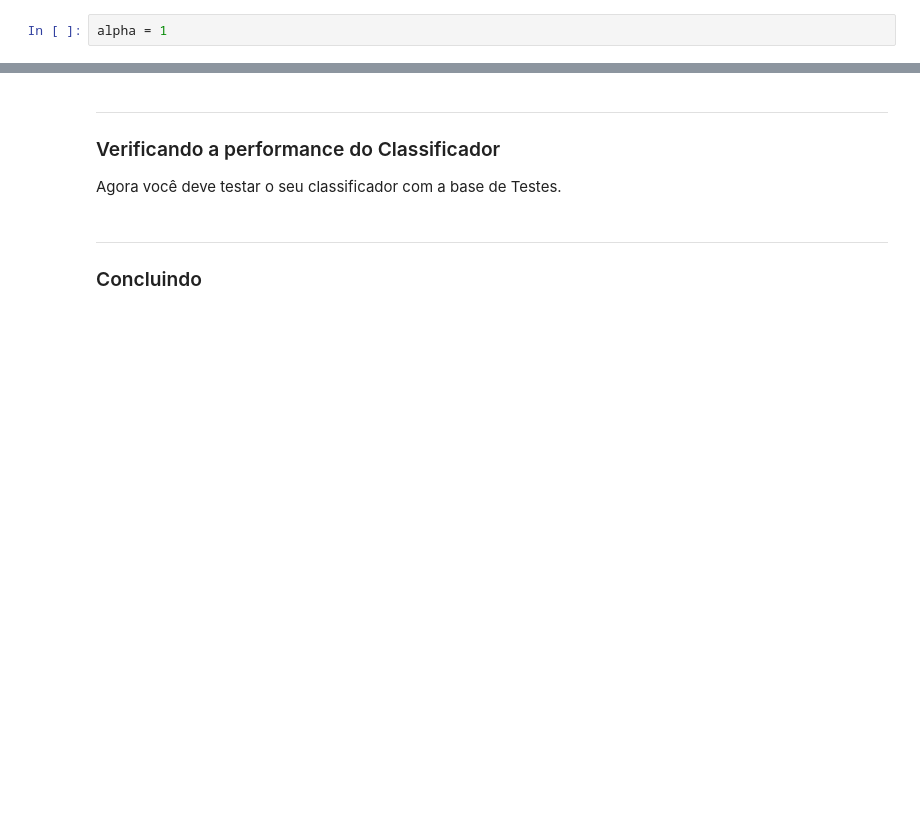
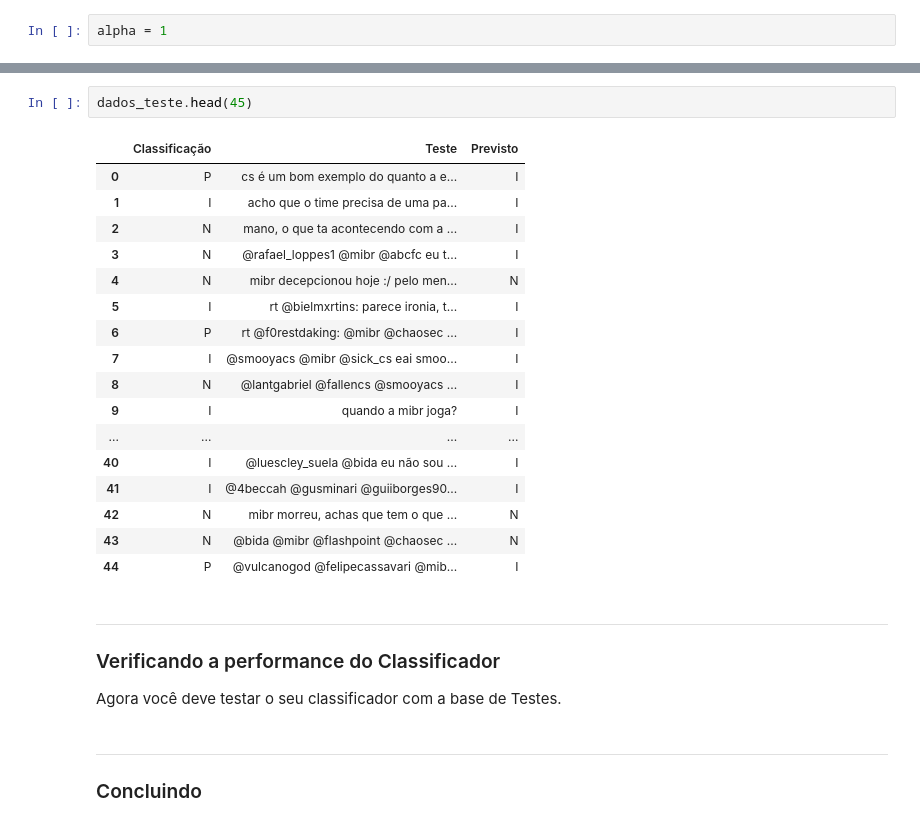
Before and after one commit to VitorMiada/p1_dados, a Jupyter notebook: Projeto1_Classificador.ipynb, the cells around one changed output, grey strips where cells are left out. Drawn from its saved outputs; the diff is of its cells as text; blank space fills up the shorter version.

```diff
--- a/Projeto1_Classificador.ipynb
+++ b/Projeto1_Classificador.ipynb
@@ -600,3 +631,23 @@ Erros:  54.72 %
+# %%
+dados_teste.head(45)
+# %% [output]
+|  | Classificação | Teste | Previsto |
+| 0 | P | cs é um bom exemplo do quanto a e... | I |
+| 1 | I | acho que o time precisa de uma pa... | I |
+| 2 | N | mano, o que ta acontecendo com a ... | I |
+| 3 | N | @rafael_loppes1 @mibr @abcfc eu t... | I |
+| 4 | N | mibr decepcionou hoje :/ pelo men... | N |
+| 5 | I | rt @bielmxrtins: parece ironia, t... | I |
+| 6 | P | rt @f0restdaking: @mibr @chaosec ... | I |
+| 7 | I | @smooyacs @mibr @sick_cs eai smoo... | I |
+| 8 | N | @lantgabriel @fallencs @smooyacs ... | I |
+| 9 | I | quando a mibr joga? | I |
+| ... | ... | ... | ... |
+| 40 | I | @luescley_suela @bida eu não sou ... | I |
+| 41 | I | @4beccah @gusminari @guiiborges90... | I |
+| 42 | N | mibr morreu, achas que tem o que ... | N |
+| 43 | N | @bida @mibr @flashpoint @chaosec ... | N |
+| 44 | P | @vulcanogod @felipecassavari @mib... | I |
 # %% [markdown]
 ___
 ### Verificando a performance do Classificador
```
Also changed, not shown: parts of 12 cells of this notebook, 2 other files.
